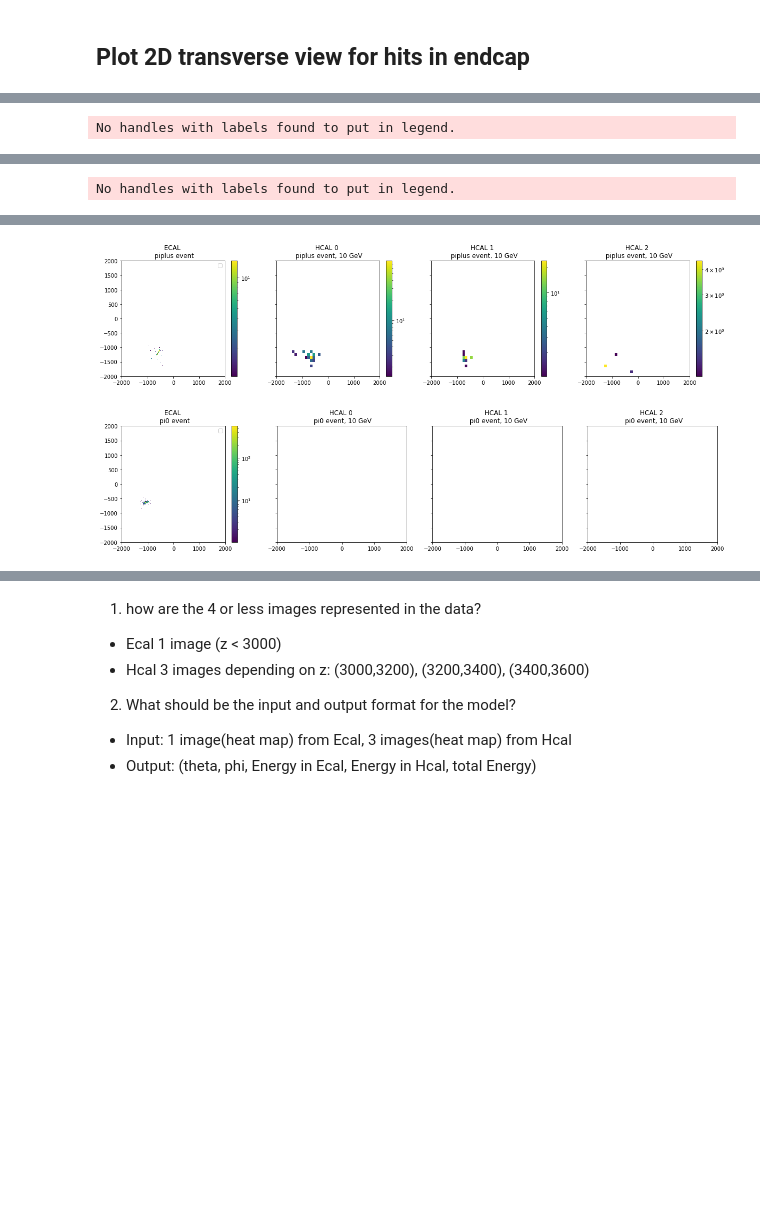
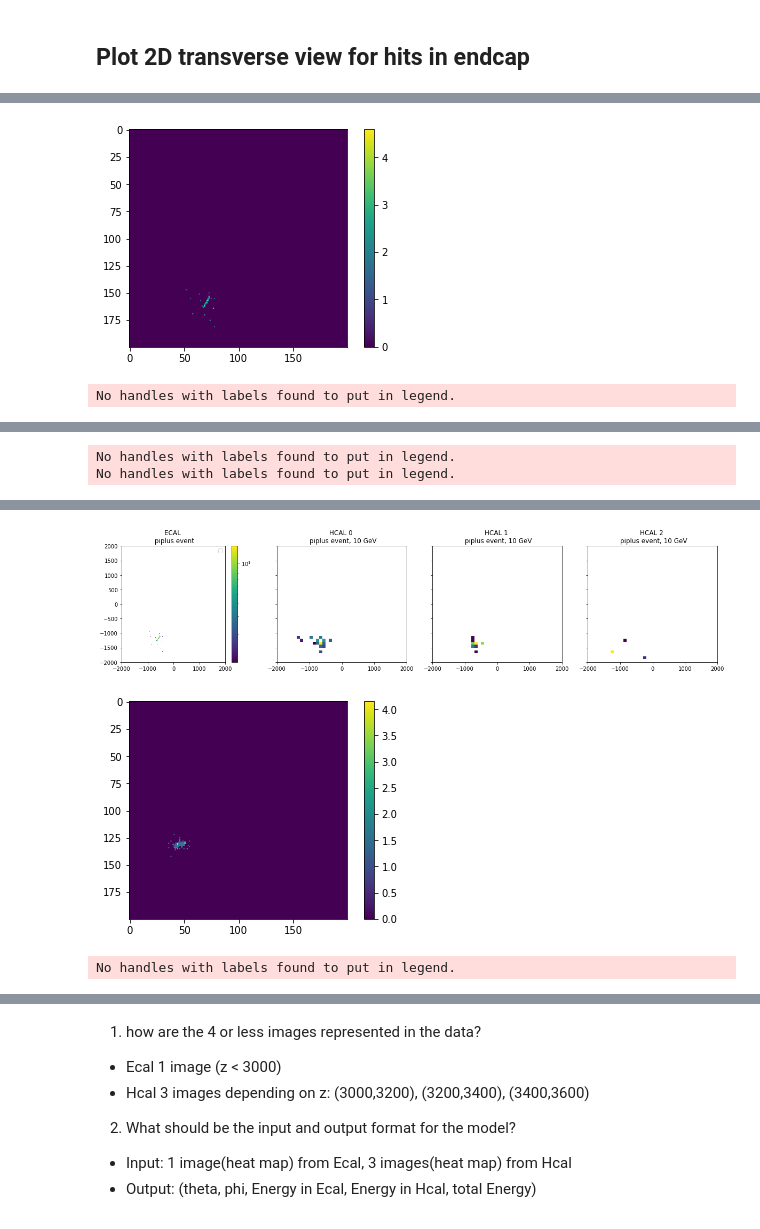
Before and after one commit to cdxing/calostudies, a Jupyter notebook: classification.ipynb, the cells around one changed output, grey strips where cells are left out. Drawn from its saved outputs; the diff is of its cells as text; code cells hidden in the pictures; blank space fills up the shorter version.

Commit message:
array

```diff
--- a/classification.ipynb
+++ b/classification.ipynb
@@ -116,54 +117,93 @@ dict_keys(['piplus_HcalHadronEndcap', 'pi0_HcalHadronEndcap', 'piplus_EcalEndcap
 # %%
 #loop over events
 base=[]
-for ievt in range(1):
+image_piplus = []
+image_pi0 = []
+# ecal = np.array
+for ievt in range(2):
     for part_type in ['piplus','pi0']:
         #print(ievt)
         base.append(ievt)
 #         base.append(',')
-        fig,ax  = plt.subplots(1,4,figsize=(20,4),sharex=True, sharey=True)
 
+# put save inside the for loop
         key = '%s_EcalEndcapP'%(part_type)
 
 
 #        mask = [(E[key][ievt]>0.005) & (E[key][ievt]/np.sum(E[key][ievt])>0.001)]
-        mask = [(E[key][ievt]>0.001)]
+        mask_0 = [(E[key][ievt]>0.001)]
 
         size = len(E[key][ievt])
-        cell_x = x[key][ievt][mask]
-        cell_y = y[key][ievt][mask]
-        cell_E = E[key][ievt][mask]*1000.0 #(MeV)
+        cell_x = x[key][ievt][mask_0]
+        cell_y = y[key][ievt][mask_0]
+        cell_E = E[key][ievt][mask_0]*1000.0 #(MeV)
+
+#         print(np.array(cell_E))
+        cell_x = np.array(cell_x)
+        cell_y = np.array(cell_y)
+        cell_E = np.array(cell_E)
 
         base.append(cell_E)
+        # array 200, 200, 0
+        array = np.zeros((200,200), dtype=float, order='C')
 
+        for ihit, iE in enumerate(cell_E):
+            ix = math.floor((cell_x[ihit]+2000.)/20.)
+            iy = math.floor((cell_y[ihit]+2000.)/20.)
+            array[ix,iy] = iE
+
+        array = np.rot90(array)
+
+        print(array)
+        fig = plt.figure()
+        plt.imshow(array)
+        plt.colorbar()
+        plt.grid(False)
+        plt.show()
+#         image_pi0.append(array)
+        fig,ax  = plt.subplots(1,4,figsize=(20,4),sharex=True, sharey=True)
+
+#         c = ax[0].hist2d(cell_x,cell_y, weights=cell_E,label=part_type + ' evt #%i'%(ievt),
+#                      bins=[200,200],range=([[-2000, 2000], [-2000,2000]]))
         c = ax[0].hist2d(cell_x,cell_y, weights=cell_E,label=part_type + ' evt #%i'%(ievt),
                      bins=[200,200],range=([[-2000, 2000], [-2000,2000]]),norm=LogNorm())
         fig.colorbar(c[3], ax=ax[0])
+        plt.savefig(key)
+
         suma_ECAL = np.sum(E[key][ievt])
+
+        print("suma_ECal: ", suma_ECAL.shape)
         print(part_type , ' Suma ECAL =%2.2f'%suma_ECAL)
         #### HCAL
         key = '%s_HcalHadronEndcap'%(part_type)
         for iz, zbins in enumerate([(3000,3200),(3200,3400),(3400,3600)]):
-            mask = [(z[key][ievt]>zbins[0]) & (z[key][ievt]<zbins[1]) & (E[key][ievt]>0.001)]
-            if(np.sum(mask)<1): continue
-            cell_x = x[key][ievt][mask]
-            cell_y = y[key][ievt][mask]
-            cell_E = E[key][ievt][mask] *1000.0 # MEV
+            mask_0 = [(z[key][ievt]>zbins[0]) & (z[key][ievt]<zbins[1]) & (E[key][ievt]>0.001)]
+            if(np.sum(mask_0)<1): continue
+            cell_x = x[key][ievt][mask_0]
+            cell_y = y[key][ievt][mask_0]
+            cell_E = E[key][ievt][mask_0] *1000.0 # MEV
 
             c = ax[iz+1].hist2d(cell_x,cell_y, weights=cell_E,label=part_type + ' evt #%i'%(ievt),
                     bins=[40,40],range=([[-2000, 2000], [-2000,2000]]),norm=LogNorm())
-            fig.colorbar(c[3], ax=ax[iz+1])
-            print(c[3])
+#             fig.colorbar(c[3], ax=ax[iz+1])
+#             print(c[3])
 #             print(ax)
 
         ax[0].set_title('ECAL \n %s event'%(part_type))
         for iz in range(3):
             ax[iz+1].set_title('HCAL %i \n %s event, %2.0f GeV'%(iz,part_type,truth[part_type+'_p']))
+            ax[0].legend()
+            sevt = str(ievt)
+            siz = str(iz)
+            name = part_type + sevt + siz + ".png"
+            plt.savefig(name)
 
-        ax[0].legend()
-        sevt = str(ievt)
-        name = part_type + sevt + ".png"
-        plt.savefig(name)
+
+
+#         ax[0].legend()
+#         sevt = str(ievt)
+#         name = part_type + sevt + ".png"
+#         plt.savefig(name)
 #         base.append('\n')
 
 # np.savetxt('data.csv', base,  fmt='%d',delimiter=',')
@@ -182 +227,2 @@ piplus  Suma ECAL =0.21
+[figure, new version]
 No handles with labels found to put in legend.
@@ -185 +231,2 @@ No handles with labels found to put in legend.
 No handles with labels found to put in legend.
+No handles with labels found to put in legend.
@@ -187,2 +240,3 @@ pi0  Suma ECAL =2.76
-[figure, old version]
-[figure, old version]
+[figure, new version]
+[figure, added]
+No handles with labels found to put in legend.
```
Also changed, not shown: parts of 11 cells of this notebook.
